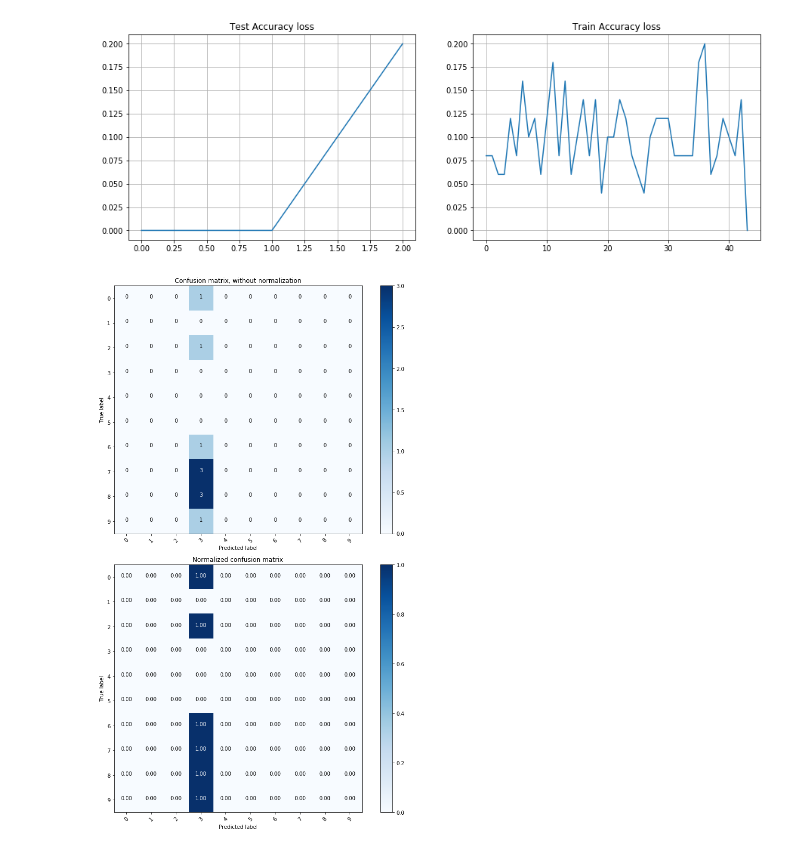
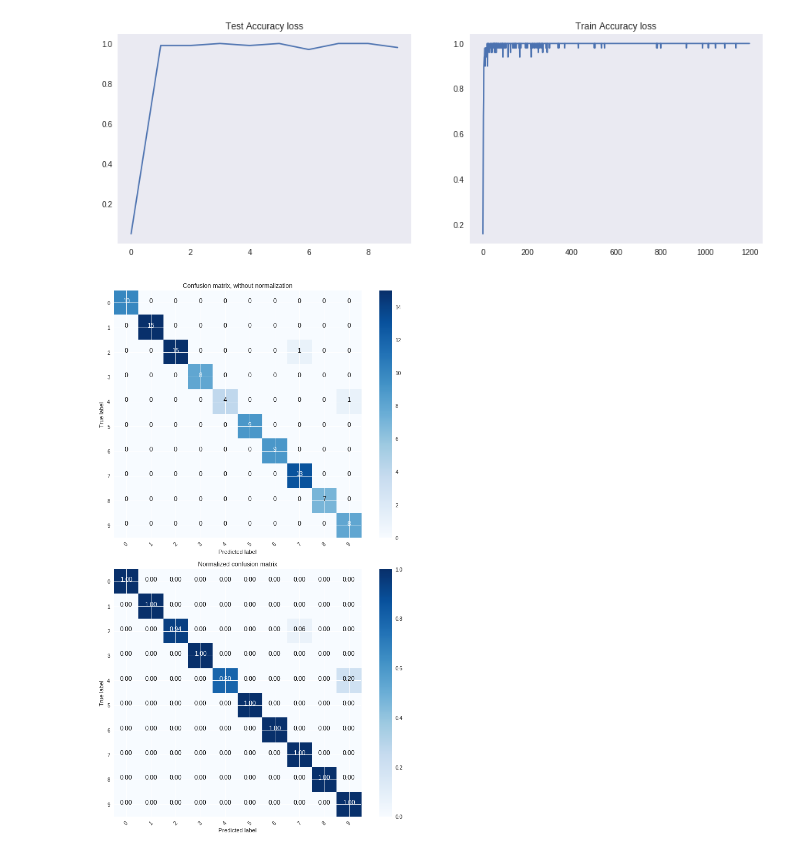
Before and after one commit to MoonL1ght/CapsNet, a Jupyter notebook: CapsNet-Testing.ipynb, the cells around one changed output. Drawn from its saved outputs; the diff is of its cells as text; code cells hidden in the pictures.

```diff
--- a/CapsNet-Testing.ipynb
+++ b/CapsNet-Testing.ipynb
@@ -74,5 +73,5 @@ def next_batch(size, x, y):
 # %%
 mnist = tf.keras.datasets.mnist
 (mnist_x_train, mnist_y_train), (mnist_x_test, mnist_y_test) = mnist.load_data()
-mnist_x_train = np.reshape(normalize(np.reshape(mnist_x_train, (-1, 28*28))), (-1, 28, 28))
-mnist_x_test = np.reshape(normalize(np.reshape(mnist_x_test, (-1, 28*28))), (-1, 28, 28))
+mnist_x_train = mnist_x_train/255.0
+mnist_x_test = mnist_x_test/255.0
@@ -81,7 +83,7 @@ tf.reset_default_graph()
 
 INPUT_DIM = (28, 28, 1)
 CLASSES = 10
-LEARNING_RATE = 0.01
+LEARNING_RATE = 0.001
 
 caps_net = CapsNet(INPUT_DIM, CLASSES,
                    decoder_layers=(512, 1024))
@@ -98,18 +100,18 @@ def show_decoded_img(img_data, num_imgs):
     f, axes = plt.subplots(1, num_imgs, figsize=(15,4))
     f.suptitle('Origin images from testing set')
     for (i, ax) in enumerate(axes):
-        ax.imshow(mnist_x_test[i], cmap='gray')
+        ax.imshow(mnist_x_test[i], cmap='binary')
         ax.set_title('Label: ' + str(mnist_y_test[i]))
     for (i, img) in enumerate(img_data):
         f, axes = plt.subplots(1, num_imgs, figsize=(15,4))
         f.suptitle('Generated images from caps net decoder, epoch ' + str(i))
         for (i, ax) in enumerate(axes):
-            ax.imshow(img[i], cmap='gray')
+            ax.imshow(img[i], cmap='binary')
             ax.set_title('Label: ' + str(mnist_y_test[i]))
 
-def get_decoded_data():
-    mnist_x_batch_show = np.reshape(mnist_x_test[:IMAGES_TO_SHOW], (IMAGES_TO_SHOW, 28, 28, 1))
-    decoded_imgs = sess.run(caps_net.decoded, feed_dict={caps_net.X: mnist_x_batch_show,
-                                                         caps_net.Y: mnist_y_test[:IMAGES_TO_SHOW]})
-    return np.reshape(decoded_imgs, (IMAGES_TO_SHOW, 28, 28))
+def get_decoded_data(im_to_show):
+    mnist_x_batch_show = np.reshape(mnist_x_test[:im_to_show], (im_to_show, 28, 28, 1))
+    decoded_imgs = sess.run(caps_net.decoder_out, feed_dict={caps_net.X: mnist_x_batch_show,
+                                                         caps_net.Y: mnist_y_test[:im_to_show]})
+    return np.reshape(decoded_imgs, (im_to_show, 28, 28))
 # %%
@@ -122,11 +135,11 @@ show_decoded_img([decoded_imgs], IMAGES_TO_SHOW)
 '''
 Training on mnist data
 '''
-mnist_x_train = mnist_x_train[:1000]
-mnist_y_train = mnist_y_train[:1000]
+# mnist_x_train = mnist_x_train
+# mnist_y_train = mnist_y_train
 EPOCHES = 10
 BATCH_SIZE = 50
-TEST_SIZE = 10
+TEST_SIZE = 100
 
 train_losses = []
 test_losses = []
@@ -152,7 +165,7 @@ for i in range(EPOCHES):
     print('Epoch %d, test accuracy %f' %(i, accuracy))
     test_accuracy.append(accuracy)
     test_losses.append([i, margin_loss, decoder_loss, loss])
-    imgs_data.append(get_decoded_data())
+    imgs_data.append(get_decoded_data(IMAGES_TO_SHOW))
 #     time.sleep(2) #For properly working tqdm
     for j in range(mnist_num_batches):
         mnist_x_batch, mnist_y_batch = next_batch(BATCH_SIZE, mnist_x_train, mnist_y_train)
@@ -162,14 +175,14 @@ for i in range(EPOCHES):
             caps_net.Y: mnist_y_batch
         }
         sess.run(training_op, feed_dict=feed_dict_train)
-        if j % 1 == 0:
+        if j % 10 == 0:
             margin_loss = sess.run(caps_net.margin_loss, feed_dict=feed_dict_train)
             decoder_loss = sess.run(caps_net.decoder_loss, feed_dict=feed_dict_train)
             loss = sess.run(caps_net.loss, feed_dict=feed_dict_train)
             accuracy = sess.run(caps_net.accuracy, feed_dict=feed_dict_train)
             train_accuracy.append(accuracy)
             train_losses.append([i, margin_loss, decoder_loss, loss])
-            print("\rEpoch: {}, Iter: {}/{} ({:.1f}%)  Loss: {:.5f}".format(
-                i, j, mnist_num_batches, j * 100 / mnist_num_batches, loss), end="")
+            print('\rEpoch: {}, Iter: {}/{} ({:.1f}%),  Loss: {:.5f}, Accuracy: {:.5f}'.format(
+                i, j, mnist_num_batches, j * 100 / mnist_num_batches, loss, accuracy), end='')
     print('')
 # %% [output]
@@ -214,7 +238,7 @@ ax2.plot(train_accuracy)
 ax2.set_title('Train Accuracy loss')
 ax2.grid()
 # %% [output]
-[figure, old version]
+[figure, new version]
 # %%
 def plot_confusion_matrix(cm, classes,
                           normalize=False,
@@ -235,36 +259,36 @@ def plot_confusion_matrix(cm, classes,
     thresh = cm.max() / 2.
     for i, j in itertools.product(range(cm.shape[0]), range(cm.shape[1])):
         plt.text(j, i, format(cm[i, j], fmt),
                  horizontalalignment="center",
                  color="white" if cm[i, j] > thresh else "black")
 
     plt.ylabel('True label')
     plt.xlabel('Predicted label')
     plt.tight_layout()
 
-mnist_x_batch_test, mnist_y_batch_test = next_batch(10, mnist_x_test, mnist_y_test)
-mnist_x_batch_test = np.reshape(mnist_x_batch_test, (10, 28, 28, 1))
+mnist_x_batch_test, mnist_y_batch_test = next_batch(100, mnist_x_test, mnist_y_test)
+mnist_x_batch_test = np.reshape(mnist_x_batch_test, (100, 28, 28, 1))
 feed_dict_test = {
     caps_net.X: mnist_x_batch_test,
     caps_net.Y: mnist_y_batch_test
 }
 
 t_pred_label = sess.run(caps_net.pred_label, feed_dict=feed_dict_test)
 cnf_matrix = confusion_matrix(mnist_y_batch_test, t_pred_label, labels=range(10))
 
 plt.figure(figsize=(10, 15))
 plt.subplot(211)
 plot_confusion_matrix(cnf_matrix, classes=range(10),
                       title='Confusion matrix, without normalization')
 
 # Plot normalized confusion matrix
 plt.subplot(212)
 plot_confusion_matrix(cnf_matrix, classes=range(10), normalize=True,
                       title='Normalized confusion matrix')
 
 plt.show()
 # %% [output]
-[figure, old version]
+[figure, new version]
 # %%
 show_decoded_img(imgs_data, IMAGES_TO_SHOW)
 # %% [output]
```
Also changed, not shown: parts of 10 cells of this notebook.
